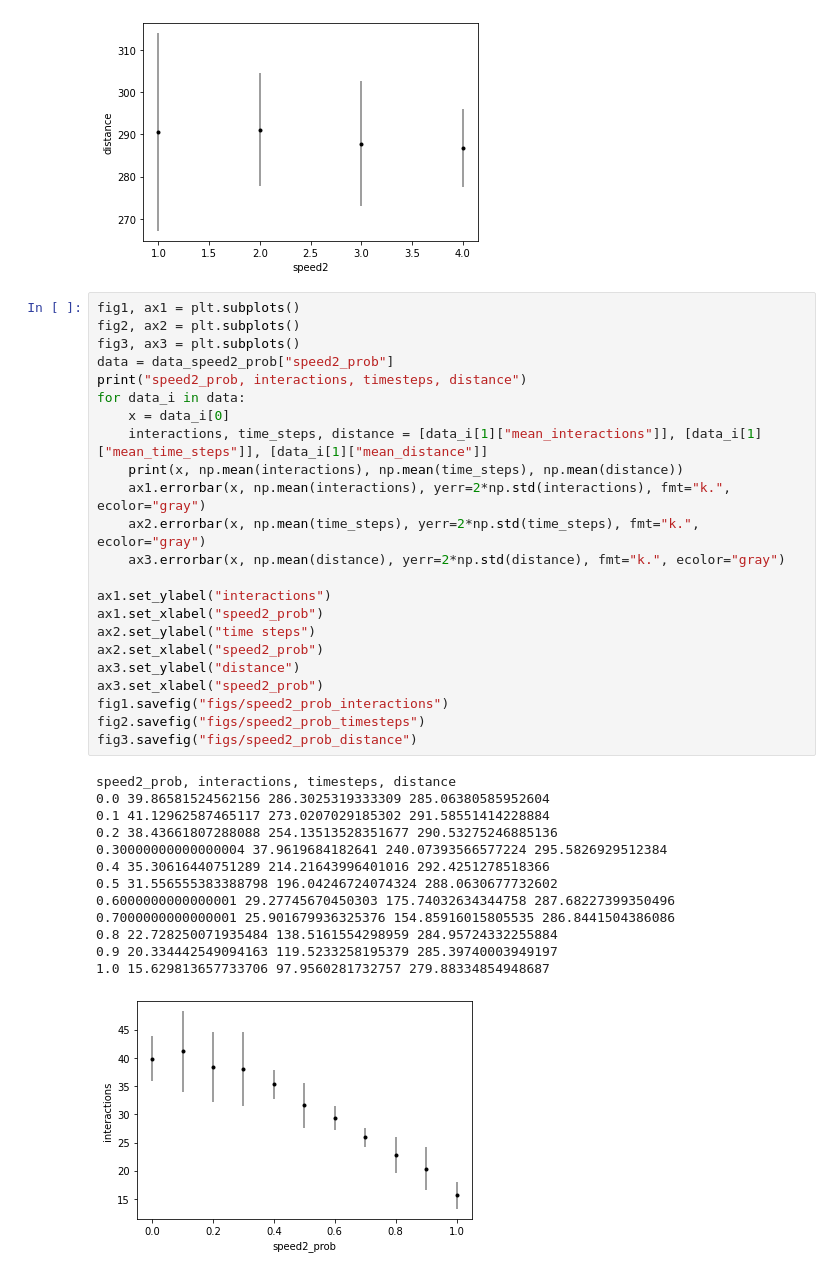
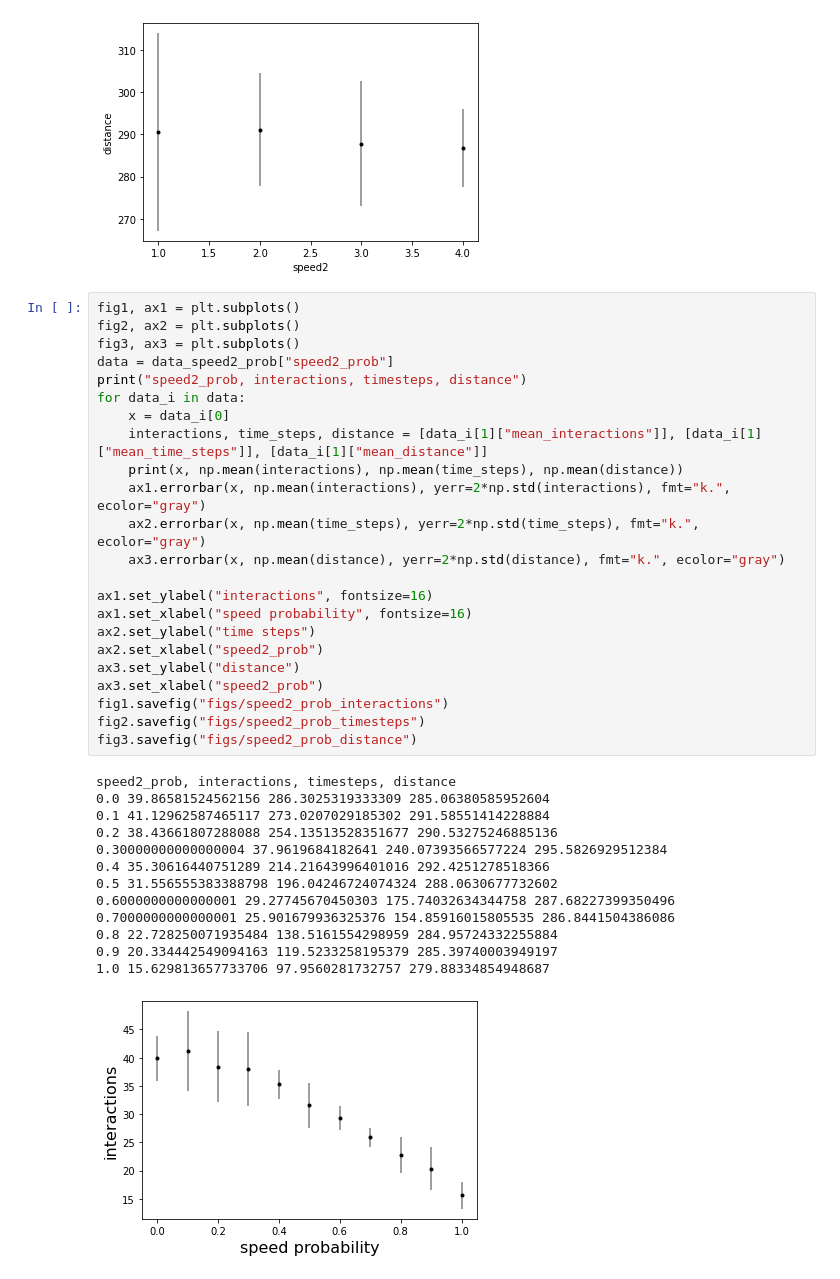
Before and after one commit to tjerkok/AgentBasedModelling, a Jupyter notebook: archive/Local_SA.ipynb, the cells around one changed output. Saved outputs shown, nothing was run; the diff lists cells and outputs as text.

```diff
--- a/archive/Local_SA.ipynb
+++ b/archive/Local_SA.ipynb
@@ -254,35 +254,35 @@ fig3, ax3 = plt.subplots()
 data = data_speed2_prob["speed2_prob"]
 print("speed2_prob, interactions, timesteps, distance")
 for data_i in data:
     x = data_i[0]
     interactions, time_steps, distance = [data_i[1]["mean_interactions"]], [data_i[1]["mean_time_steps"]], [data_i[1]["mean_distance"]]
     print(x, np.mean(interactions), np.mean(time_steps), np.mean(distance))
     ax1.errorbar(x, np.mean(interactions), yerr=2*np.std(interactions), fmt="k.", ecolor="gray")
     ax2.errorbar(x, np.mean(time_steps), yerr=2*np.std(time_steps), fmt="k.", ecolor="gray")
     ax3.errorbar(x, np.mean(distance), yerr=2*np.std(distance), fmt="k.", ecolor="gray")
 
-ax1.set_ylabel("interactions")
-ax1.set_xlabel("speed2_prob")
+ax1.set_ylabel("interactions", fontsize=16)
+ax1.set_xlabel("speed probability", fontsize=16)
 ax2.set_ylabel("time steps")
 ax2.set_xlabel("speed2_prob")
 ax3.set_ylabel("distance")
 ax3.set_xlabel("speed2_prob")
 fig1.savefig("figs/speed2_prob_interactions")
 fig2.savefig("figs/speed2_prob_timesteps")
 fig3.savefig("figs/speed2_prob_distance")
 # %% [output]
 speed2_prob, interactions, timesteps, distance
 0.0 39.86581524562156 286.3025319333309 285.06380585952604
 0.1 41.12962587465117 273.0207029185302 291.58551414228884
 0.2 38.43661807288088 254.13513528351677 290.53275246885136
 0.30000000000000004 37.9619684182641 240.07393566577224 295.5826929512384
 0.4 35.30616440751289 214.21643996401016 292.4251278518366
 0.5 31.556555383388798 196.04246724074324 288.0630677732602
 0.6000000000000001 29.27745670450303 175.74032634344758 287.68227399350496
 0.7000000000000001 25.901679936325376 154.85916015805535 286.8441504386086
 0.8 22.728250071935484 138.5161554298959 284.95724332255884
 0.9 20.334442549094163 119.5233258195379 285.39740003949197
 1.0 15.629813657733706 97.9560281732757 279.88334854948687
-[figure, old version]
+[figure, new version]
 [figure]
 [figure]
```
Also changed, not shown: 4 other files.
